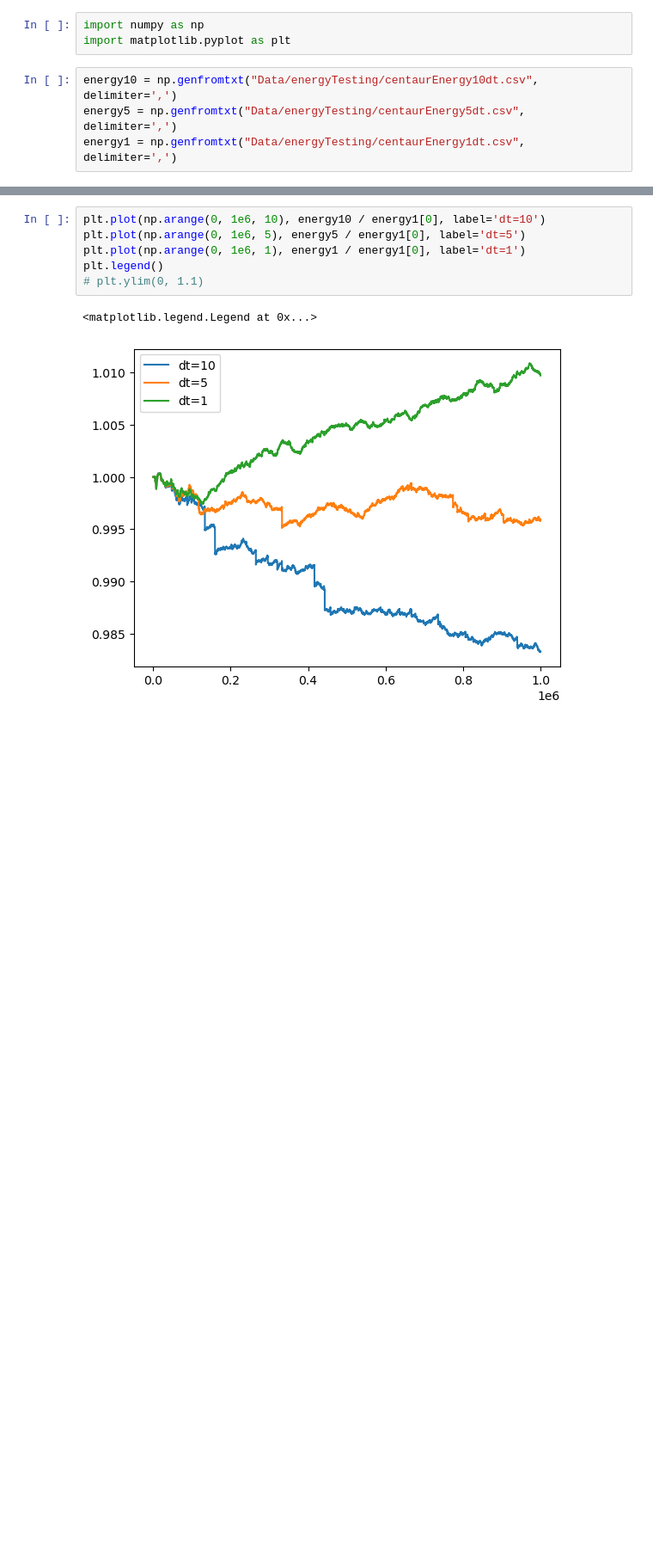
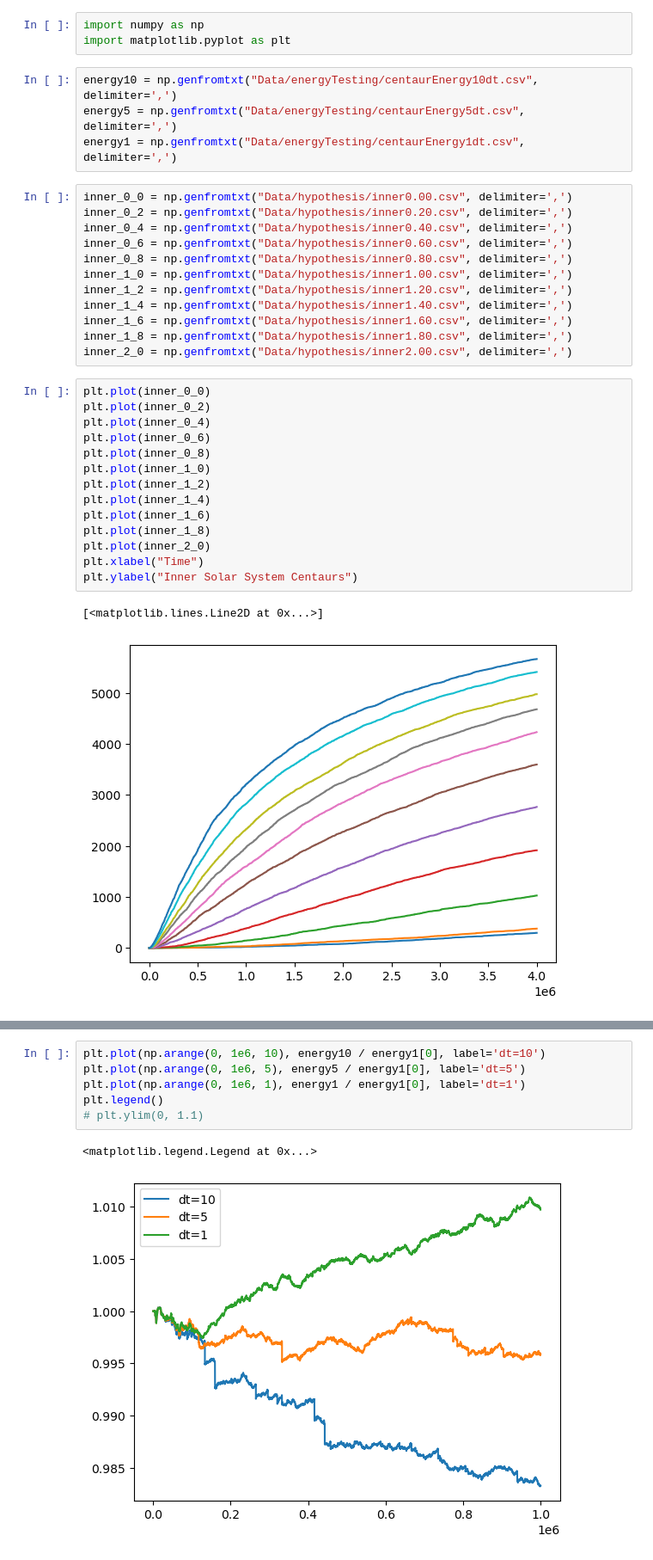
Before and after one commit to ThijsSpoor99/Project-Computational-Science, a Jupyter notebook: hypothesisTesting.ipynb, the cells around one changed output, grey strips where cells are left out. Shown at 86% size. Drawn from its saved outputs; the diff is of its cells as text; blank space fills up the shorter version.

Commit message:
Added inner, outer and impact metrics for hypothesis testing -> dt=5

```diff
--- a/hypothesisTesting.ipynb
+++ b/hypothesisTesting.ipynb
@@ -5,3 +5,32 @@ import matplotlib.pyplot as plt
 energy10 = np.genfromtxt("Data/energyTesting/centaurEnergy10dt.csv", delimiter=',')
 energy5 = np.genfromtxt("Data/energyTesting/centaurEnergy5dt.csv", delimiter=',')
 energy1 = np.genfromtxt("Data/energyTesting/centaurEnergy1dt.csv", delimiter=',')
+# %%
+inner_0_0 = np.genfromtxt("Data/hypothesis/inner0.00.csv", delimiter=',')
+inner_0_2 = np.genfromtxt("Data/hypothesis/inner0.20.csv", delimiter=',')
+inner_0_4 = np.genfromtxt("Data/hypothesis/inner0.40.csv", delimiter=',')
+inner_0_6 = np.genfromtxt("Data/hypothesis/inner0.60.csv", delimiter=',')
+inner_0_8 = np.genfromtxt("Data/hypothesis/inner0.80.csv", delimiter=',')
+inner_1_0 = np.genfromtxt("Data/hypothesis/inner1.00.csv", delimiter=',')
+inner_1_2 = np.genfromtxt("Data/hypothesis/inner1.20.csv", delimiter=',')
+inner_1_4 = np.genfromtxt("Data/hypothesis/inner1.40.csv", delimiter=',')
+inner_1_6 = np.genfromtxt("Data/hypothesis/inner1.60.csv", delimiter=',')
+inner_1_8 = np.genfromtxt("Data/hypothesis/inner1.80.csv", delimiter=',')
+inner_2_0 = np.genfromtxt("Data/hypothesis/inner2.00.csv", delimiter=',')
+# %%
+plt.plot(inner_0_0)
+plt.plot(inner_0_2)
+plt.plot(inner_0_4)
+plt.plot(inner_0_6)
+plt.plot(inner_0_8)
+plt.plot(inner_1_0)
+plt.plot(inner_1_2)
+plt.plot(inner_1_4)
+plt.plot(inner_1_6)
+plt.plot(inner_1_8)
+plt.plot(inner_2_0)
+plt.xlabel("Time")
+plt.ylabel("Inner Solar System Centaurs")
+# %% [output]
+[<matplotlib.lines.Line2D at 0x...>]
+[figure, added]
```
Also changed, not shown: parts of 4 cells of this notebook, 34 other files.
